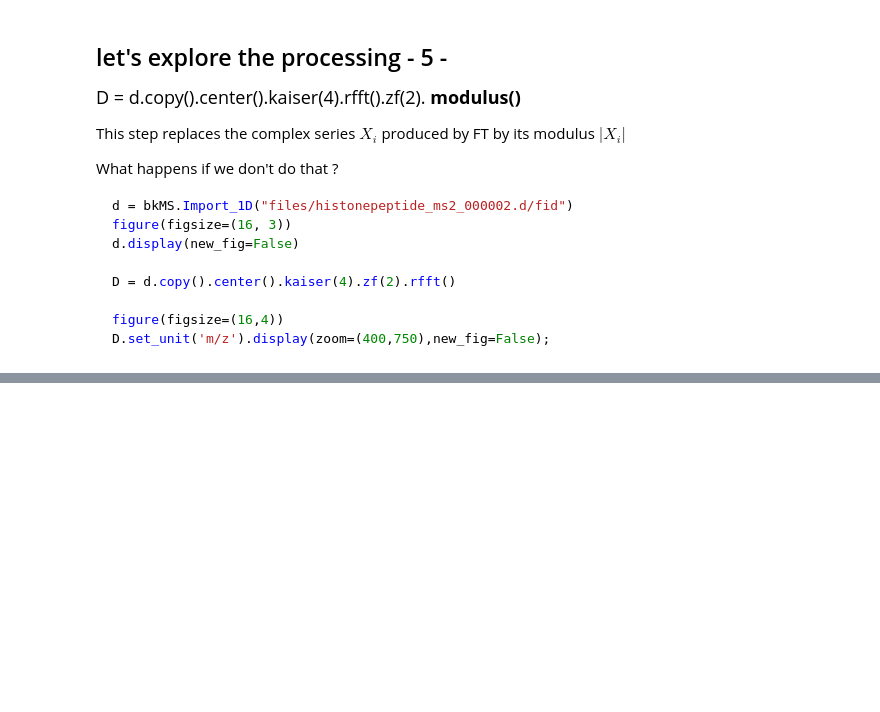
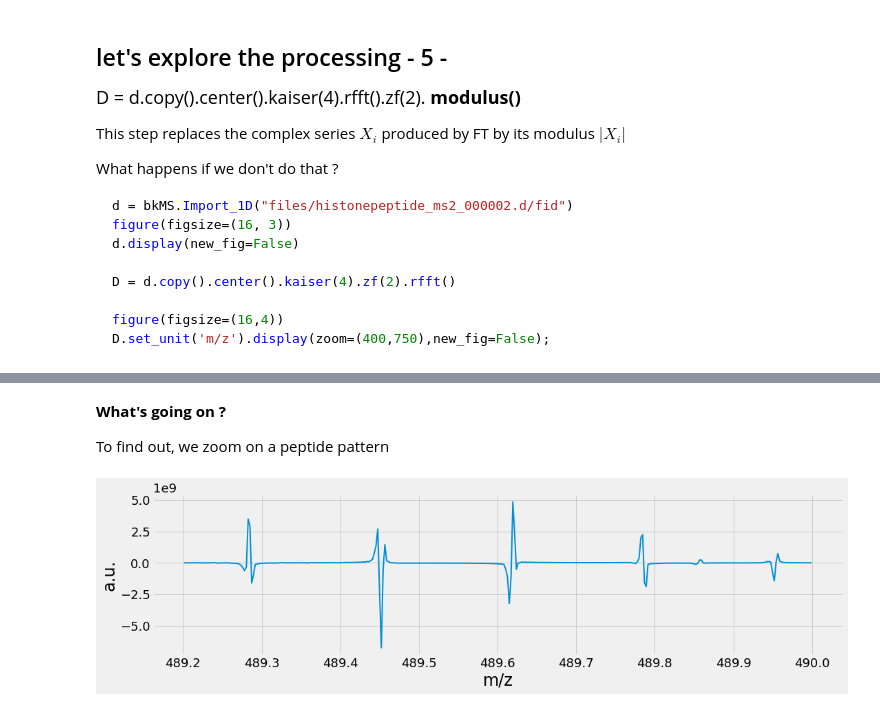
Before and after one commit to delsuc/2nd-AUS-FTICR, a Jupyter notebook: 2_FTICR.ipynb, the cells around one changed output, grey strips where cells are left out. Drawn from its saved outputs; the diff is of its cells as text; code cells hidden in the pictures; blank space fills up the shorter version.

```diff
--- a/2_FTICR.ipynb
+++ b/2_FTICR.ipynb
@@ -332,0 +335,9 @@ Using 3 parameters calibration,  Warning calibB is -ML2
+# %% [markdown]
+**What's going on ?**
+
+To find out, we zoom on a peptide pattern
+# %%
+figure(figsize=(16,4))
+D.display(zoom=(489.2, 490),linewidth=2, new_fig=False);
+# %% [output]
+[figure, added]
```
Also changed, not shown: parts of 18 cells of this notebook, 1 other file.
